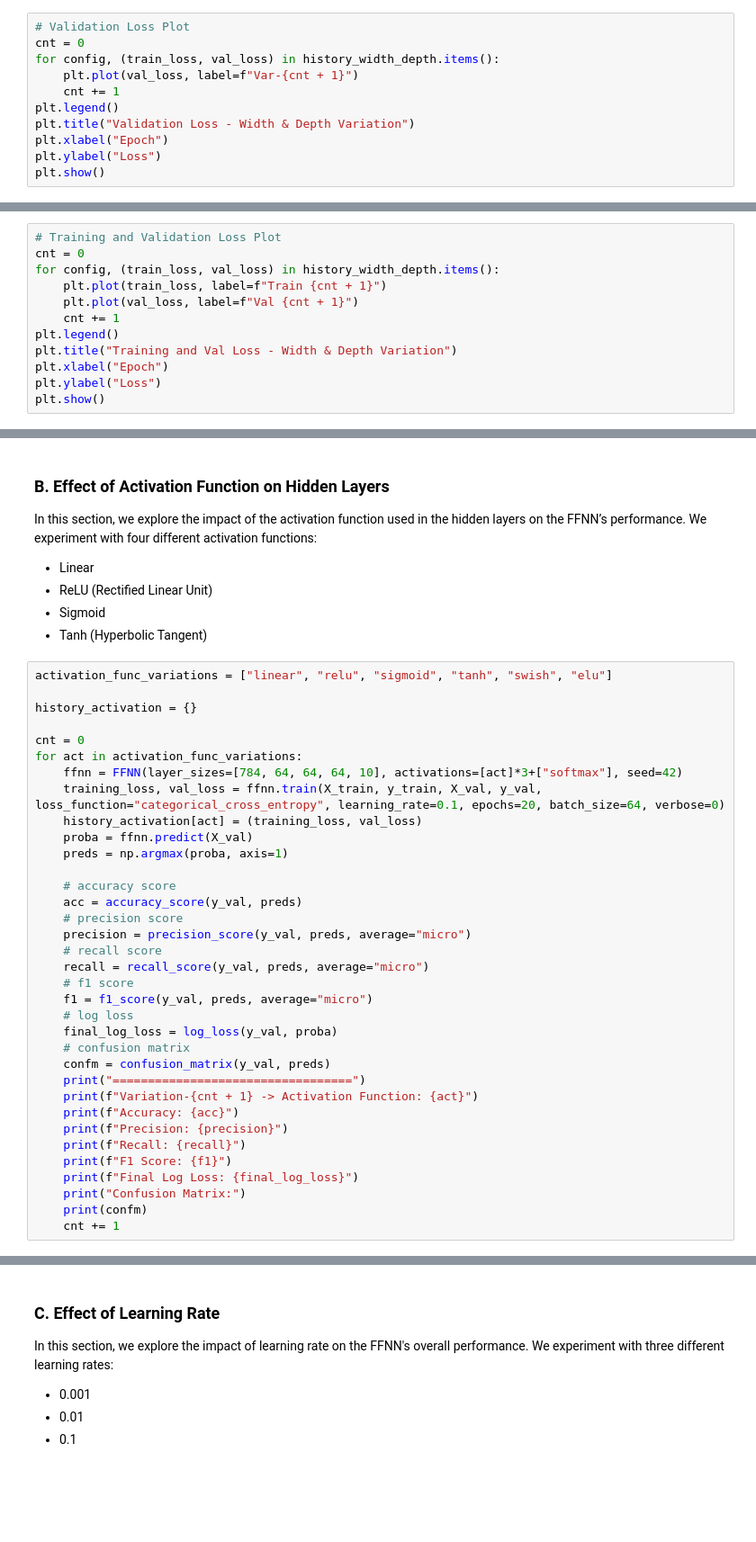
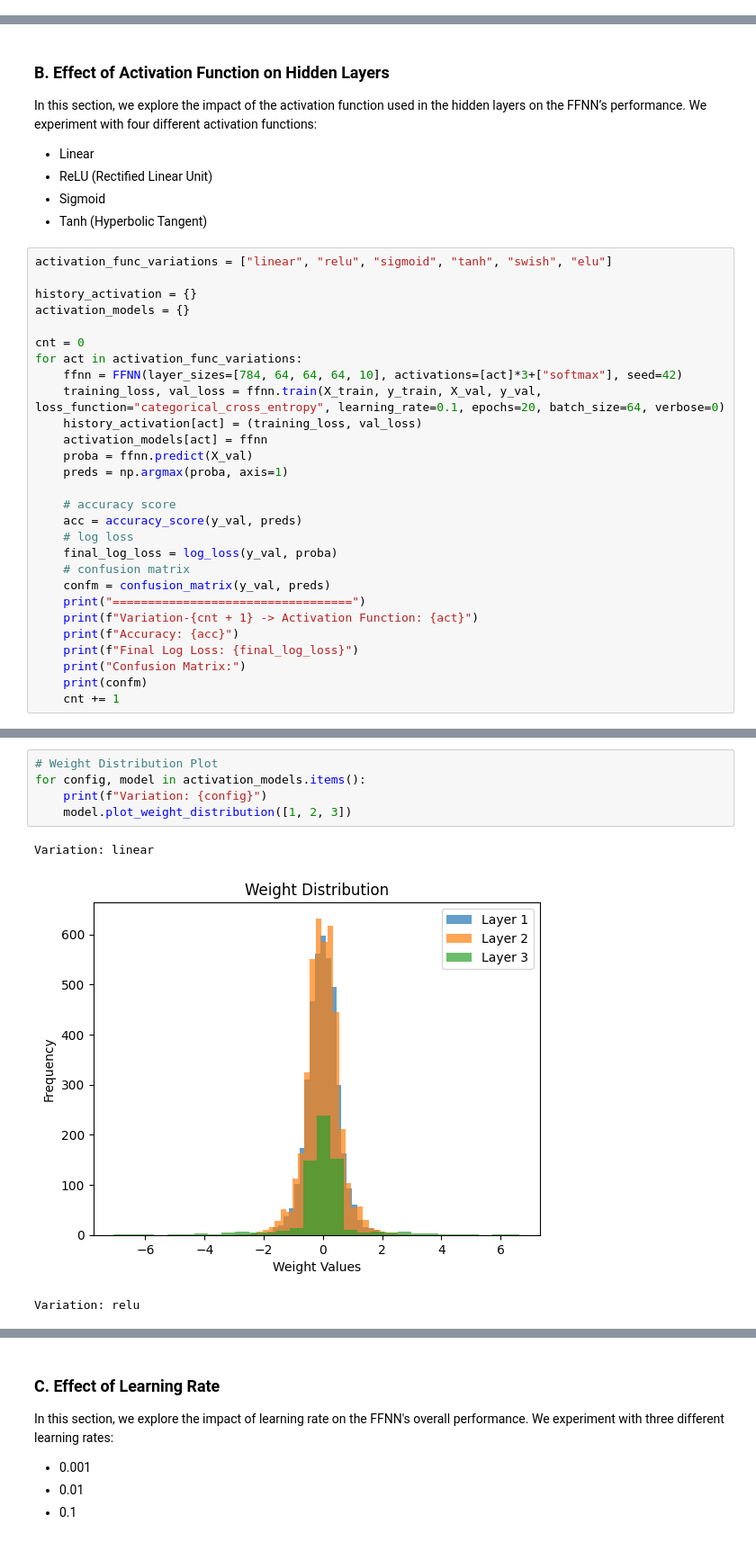
Before and after one commit to ninoaddict/FFNN-From-Scratch, a Jupyter notebook: src/main.ipynb, the cells around one changed output, grey strips where cells are left out. Shown at 90% size. Drawn from its saved outputs; the diff is of its cells as text; blank space fills up the shorter version.

```diff
--- a/src/main.ipynb
+++ b/src/main.ipynb
@@ -308,11 +208,0 @@ plt.show()
-# %%
-# Validation Loss Plot
-cnt = 0
-for config, (train_loss, val_loss) in history_width_depth.items():
-    plt.plot(val_loss, label=f"Var-{cnt + 1}")
-    cnt += 1
-plt.legend()
-plt.title("Validation Loss - Width & Depth Variation")
-plt.xlabel("Epoch")
-plt.ylabel("Loss")
-plt.show()
@@ -321,12 +208,0 @@ plt.show()
-# %%
-# Training and Validation Loss Plot
-cnt = 0
-for config, (train_loss, val_loss) in history_width_depth.items():
-    plt.plot(train_loss, label=f"Train {cnt + 1}")
-    plt.plot(val_loss, label=f"Val {cnt + 1}")
-    cnt += 1
-plt.legend()
-plt.title("Training and Val Loss - Width & Depth Variation")
-plt.xlabel("Epoch")
-plt.ylabel("Loss")
-plt.show()
@@ -344,23 +218,19 @@ In this section, we explore the impact of the activation function used in the hi
 activation_func_variations = ["linear", "relu", "sigmoid", "tanh", "swish", "elu"]
 
 history_activation = {}
+activation_models = {}
 
 cnt = 0
 for act in activation_func_variations:
     ffnn = FFNN(layer_sizes=[784, 64, 64, 64, 10], activations=[act]*3+["softmax"], seed=42)
     training_loss, val_loss = ffnn.train(X_train, y_train, X_val, y_val, loss_function="categorical_cross_entropy", learning_rate=0.1, epochs=20, batch_size=64, verbose=0)
     history_activation[act] = (training_loss, val_loss)
+    activation_models[act] = ffnn
     proba = ffnn.predict(X_val)
     preds = np.argmax(proba, axis=1)
 
     # accuracy score
     acc = accuracy_score(y_val, preds)
-    # precision score
-    precision = precision_score(y_val, preds, average="micro")
-    # recall score
-    recall = recall_score(y_val, preds, average="micro")
-    # f1 score
-    f1 = f1_score(y_val, preds, average="micro")
     # log loss
     final_log_loss = log_loss(y_val, proba)
     # confusion matrix
@@ -368,9 +238,6 @@ for act in activation_func_variations:
     print("==================================")
     print(f"Variation-{cnt + 1} -> Activation Function: {act}")
     print(f"Accuracy: {acc}")
-    print(f"Precision: {precision}")
-    print(f"Recall: {recall}")
-    print(f"F1 Score: {f1}")
     print(f"Final Log Loss: {final_log_loss}")
     print("Confusion Matrix:")
     print(confm)
@@ -446,3 +307,12 @@ Confusion Matrix:
  [   0    0    0    0    0    0 1503    0    0    0]
  [   0    0    0    0    0    0 1357    0    0    0]
  [   0    0    0    0    0    0 1420    0    0    0]]
+# %%
+# Weight Distribution Plot
+for config, model in activation_models.items():
+    print(f"Variation: {config}")
+    model.plot_weight_distribution([1, 2, 3])
+# %% [output]
+Variation: linear
+[figure, added]
+Variation: relu
```
Also changed, not shown: parts of 36 cells of this notebook, 1 other file.
